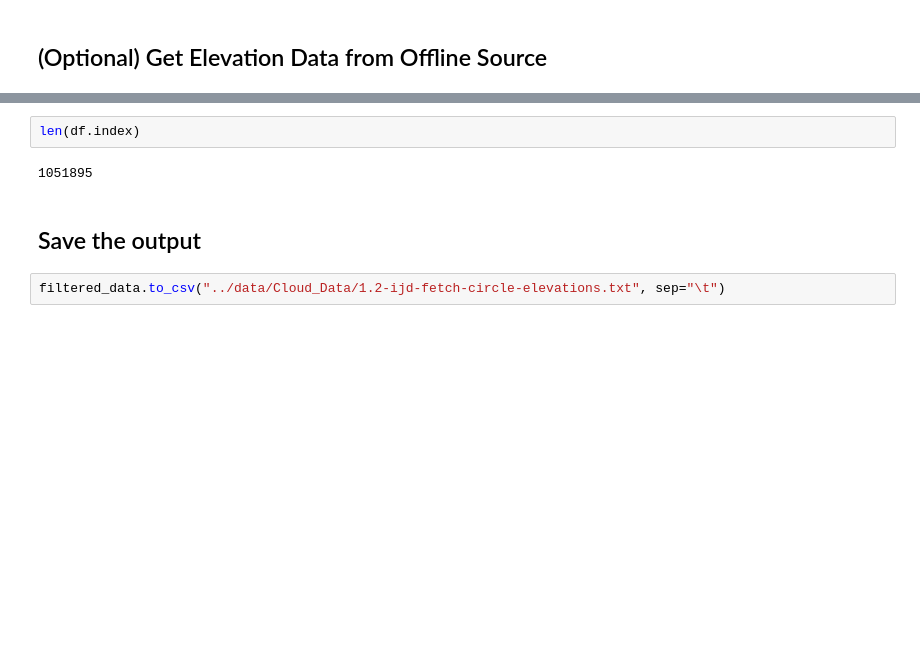
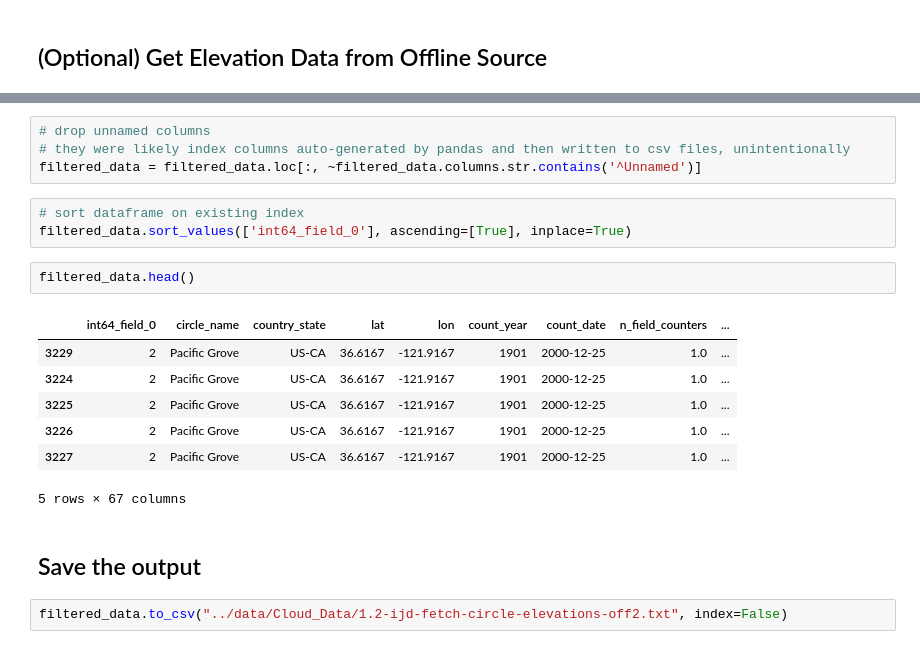
Before and after one commit to DataKind-DC/audubon-cbc, a Jupyter notebook: notebooks/1.2-ijd-fetch-circle-elevations.ipynb, the cells around one changed output, grey strips where cells are left out. Cells and saved outputs as stored; diff of their text form; blank space fills up the shorter version.

Commit message:
notebood reworked to use the data chunk feature in read_csv

```diff
--- a/notebooks/1.2-ijd-fetch-circle-elevations.ipynb
+++ b/notebooks/1.2-ijd-fetch-circle-elevations.ipynb
@@ -251,8 +265,21 @@ len(filtered_data.index)
-# %%
-len(df.index)
-# %% [output]
-1051895
+# %%
+# drop unnamed columns
+# they were likely index columns auto-generated by pandas and then written to csv files, unintentionally
+filtered_data = filtered_data.loc[:, ~filtered_data.columns.str.contains('^Unnamed')]
+# %%
+# sort dataframe on existing index
+filtered_data.sort_values(['int64_field_0'], ascending=[True], inplace=True)
+# %%
+filtered_data.head()
+# %% [output]
+|  | int64_field_0 | circle_name | country_state | lat | lon | count_year | count_date | n_field_counters | ... |
+| 3229 | 2 | Pacific Grove | US-CA | 36.6167 | -121.9167 | 1901 | 2000-12-25 | 1.0 | ... |
+| 3224 | 2 | Pacific Grove | US-CA | 36.6167 | -121.9167 | 1901 | 2000-12-25 | 1.0 | ... |
+| 3225 | 2 | Pacific Grove | US-CA | 36.6167 | -121.9167 | 1901 | 2000-12-25 | 1.0 | ... |
+| 3226 | 2 | Pacific Grove | US-CA | 36.6167 | -121.9167 | 1901 | 2000-12-25 | 1.0 | ... |
+| 3227 | 2 | Pacific Grove | US-CA | 36.6167 | -121.9167 | 1901 | 2000-12-25 | 1.0 | ... |
+5 rows × 67 columns
 # %% [markdown]
 ## Save the output
 # %%
-filtered_data.to_csv("../data/Cloud_Data/1.2-ijd-fetch-circle-elevations.txt", sep="\t")
+filtered_data.to_csv("../data/Cloud_Data/1.2-ijd-fetch-circle-elevations-off2.txt", index=False)
```
Also changed, not shown: parts of 18 cells of this notebook.
